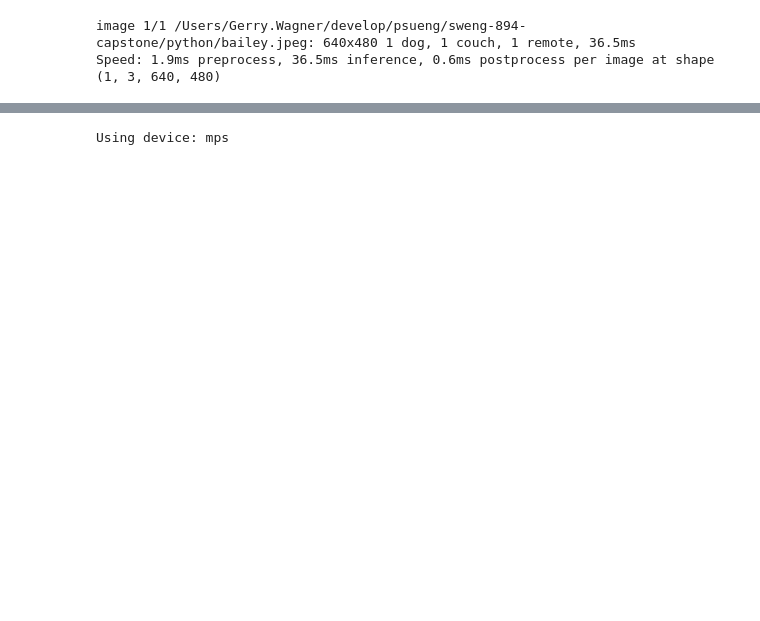
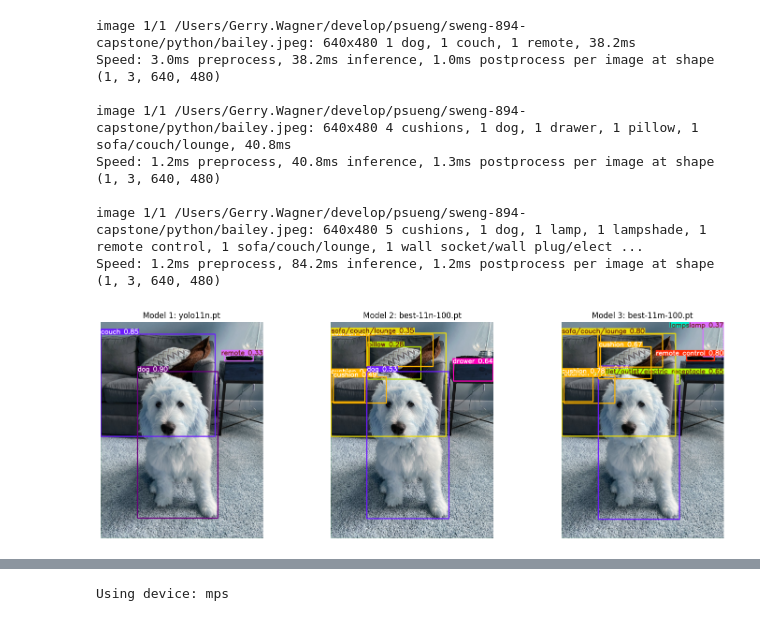
Before and after one commit to glwagnerii/sweng-894-capstone, a Jupyter notebook: python/models.ipynb, the cells around one changed output, grey strips where cells are left out. Saved outputs shown, nothing was run; the diff lists cells and outputs as text; code cells hidden in the pictures; blank space fills up the shorter version.

```diff
--- a/python/models.ipynb
+++ b/python/models.ipynb
@@ -5,6 +0,0 @@ model = YOLO('yolo11n.pt')
-# %%
-results = model("bailey.jpeg")
-results[0].show()
-# %% [output]
-image 1/1 /Users/Gerry.Wagner/develop/psueng/sweng-894-capstone/python/bailey.jpeg: 640x480 1 dog, 1 couch, 1 remote, 36.5ms
-Speed: 1.9ms preprocess, 36.5ms inference, 0.6ms postprocess per image at shape (1, 3, 640, 480)
@@ -10,0 +45,12 @@ Speed: 1.9ms preprocess, 36.5ms inference, 0.6ms postprocess per image at shape
+# %%
+show_side_by_side("bailey.jpeg")
+# %% [output]
+image 1/1 /Users/Gerry.Wagner/develop/psueng/sweng-894-capstone/python/bailey.jpeg: 640x480 1 dog, 1 couch, 1 remote, 38.2ms
+Speed: 3.0ms preprocess, 38.2ms inference, 1.0ms postprocess per image at shape (1, 3, 640, 480)
+
+image 1/1 /Users/Gerry.Wagner/develop/psueng/sweng-894-capstone/python/bailey.jpeg: 640x480 4 cushions, 1 dog, 1 drawer, 1 pillow, 1 sofa/couch/lounge, 40.8ms
+Speed: 1.2ms preprocess, 40.8ms inference, 1.3ms postprocess per image at shape (1, 3, 640, 480)
+
+image 1/1 /Users/Gerry.Wagner/develop/psueng/sweng-894-capstone/python/bailey.jpeg: 640x480 5 cushions, 1 dog, 1 lamp, 1 lampshade, 1 remote control, 1 sofa/couch/lounge, 1 wall socket/wall plug/elect ...
+Speed: 1.2ms preprocess, 84.2ms inference, 1.2ms postprocess per image at shape (1, 3, 640, 480)
+[figure, added]
```
Also changed, not shown: parts of 4 cells of this notebook, 27 other files.
